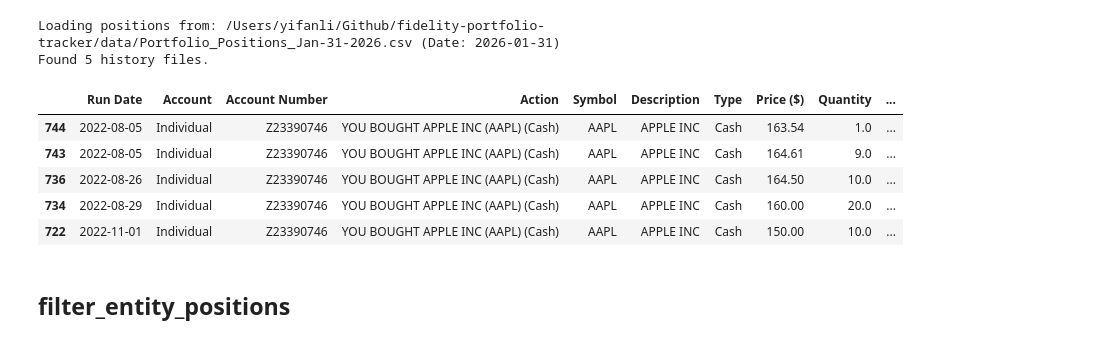
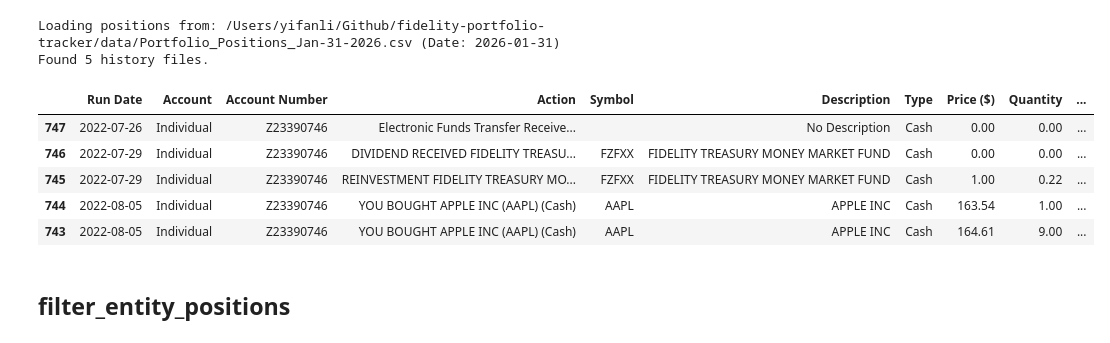
Before and after one commit to yifan-lee/fidelity-portfolio-tracker, a Jupyter notebook: scripts/DEV.ipynb, the cells around one changed output. Saved outputs shown, nothing was run; the diff lists cells and outputs as text; code cells hidden in the pictures.

```diff
--- a/scripts/DEV.ipynb
+++ b/scripts/DEV.ipynb
@@ -24,7 +24,6 @@ test_case_pair = [
     ("Z06872898", None),
     ("241802439", "FZILX"),
     ("241802439", "FXAIX"),
-    ("241802439", "FDRXX**")
 ]
 # %% [markdown]
 # data_loader
@@ -289,19 +268,17 @@ data = load_data(data_dir)
 Loading positions from: /Users/yifanli/Github/fidelity-portfolio-tracker/data/Portfolio_Positions_Jan-31-2026.csv (Date: 2026-01-31)
 Found 5 history files.
 # %%
-account_num = "Z23390746"
-entity_name = "AAPL"
+account_num, entity_name = test_case_pair[0]
 
 transactions_df = data.transactions
+transactions_df.head()
+# %% [output]
+|  | Run Date | Account | Account Number | Action | Symbol | Description | Type | Price ($) | Quantity | ... |
+| 747 | 2022-07-26 | Individual | Z23390746 | Electronic Funds Transfer Receive... |  | No Description | Cash | 0.00 | 0.00 | ... |
+| 746 | 2022-07-29 | Individual | Z23390746 | DIVIDEND RECEIVED FIDELITY TREASU... | FZFXX | FIDELITY TREASURY MONEY MARKET FUND | Cash | 0.00 | 0.00 | ... |
+| 745 | 2022-07-29 | Individual | Z23390746 | REINVESTMENT FIDELITY TREASURY MO... | FZFXX | FIDELITY TREASURY MONEY MARKET FUND | Cash | 1.00 | 0.22 | ... |
+| 744 | 2022-08-05 | Individual | Z23390746 | YOU BOUGHT APPLE INC (AAPL) (Cash) | AAPL | APPLE INC | Cash | 163.54 | 1.00 | ... |
+| 743 | 2022-08-05 | Individual | Z23390746 | YOU BOUGHT APPLE INC (AAPL) (Cash) | AAPL | APPLE INC | Cash | 164.61 | 9.00 | ... |
-# %%
-filter_entity_transactions(transactions_df,account_num,entity_name).head()
-# %% [output]
-|  | Run Date | Account | Account Number | Action | Symbol | Description | Type | Price ($) | Quantity | ... |
-| 744 | 2022-08-05 | Individual | Z23390746 | YOU BOUGHT APPLE INC (AAPL) (Cash) | AAPL | APPLE INC | Cash | 163.54 | 1.0 | ... |
-| 743 | 2022-08-05 | Individual | Z23390746 | YOU BOUGHT APPLE INC (AAPL) (Cash) | AAPL | APPLE INC | Cash | 164.61 | 9.0 | ... |
-| 736 | 2022-08-26 | Individual | Z23390746 | YOU BOUGHT APPLE INC (AAPL) (Cash) | AAPL | APPLE INC | Cash | 164.50 | 10.0 | ... |
-| 734 | 2022-08-29 | Individual | Z23390746 | YOU BOUGHT APPLE INC (AAPL) (Cash) | AAPL | APPLE INC | Cash | 160.00 | 20.0 | ... |
-| 722 | 2022-11-01 | Individual | Z23390746 | YOU BOUGHT APPLE INC (AAPL) (Cash) | AAPL | APPLE INC | Cash | 150.00 | 10.0 | ... |
 # %% [markdown]
 ## filter_entity_positions
 # %%
```
Also changed, not shown: parts of 27 cells of this notebook, 3 other files.
